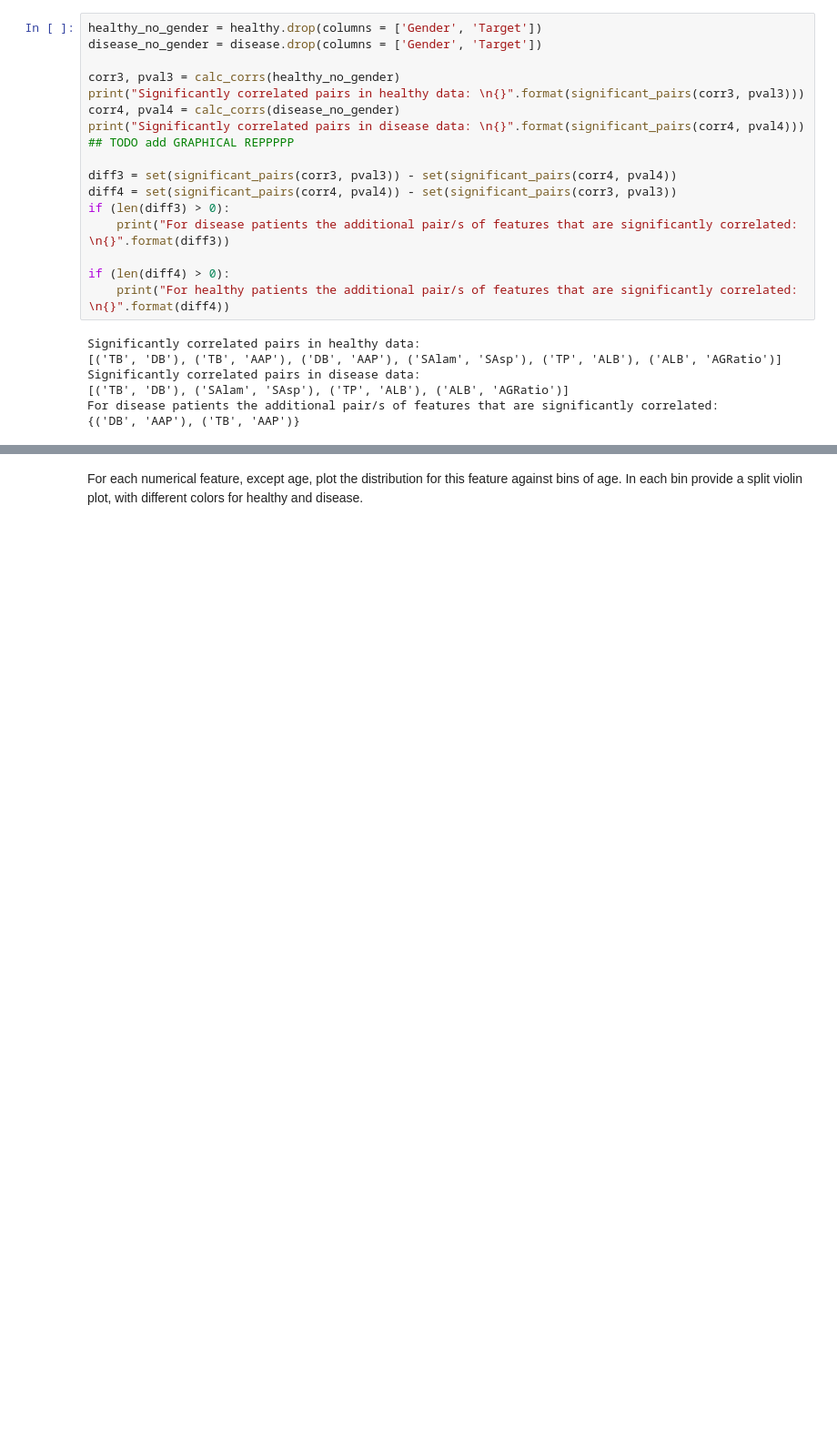
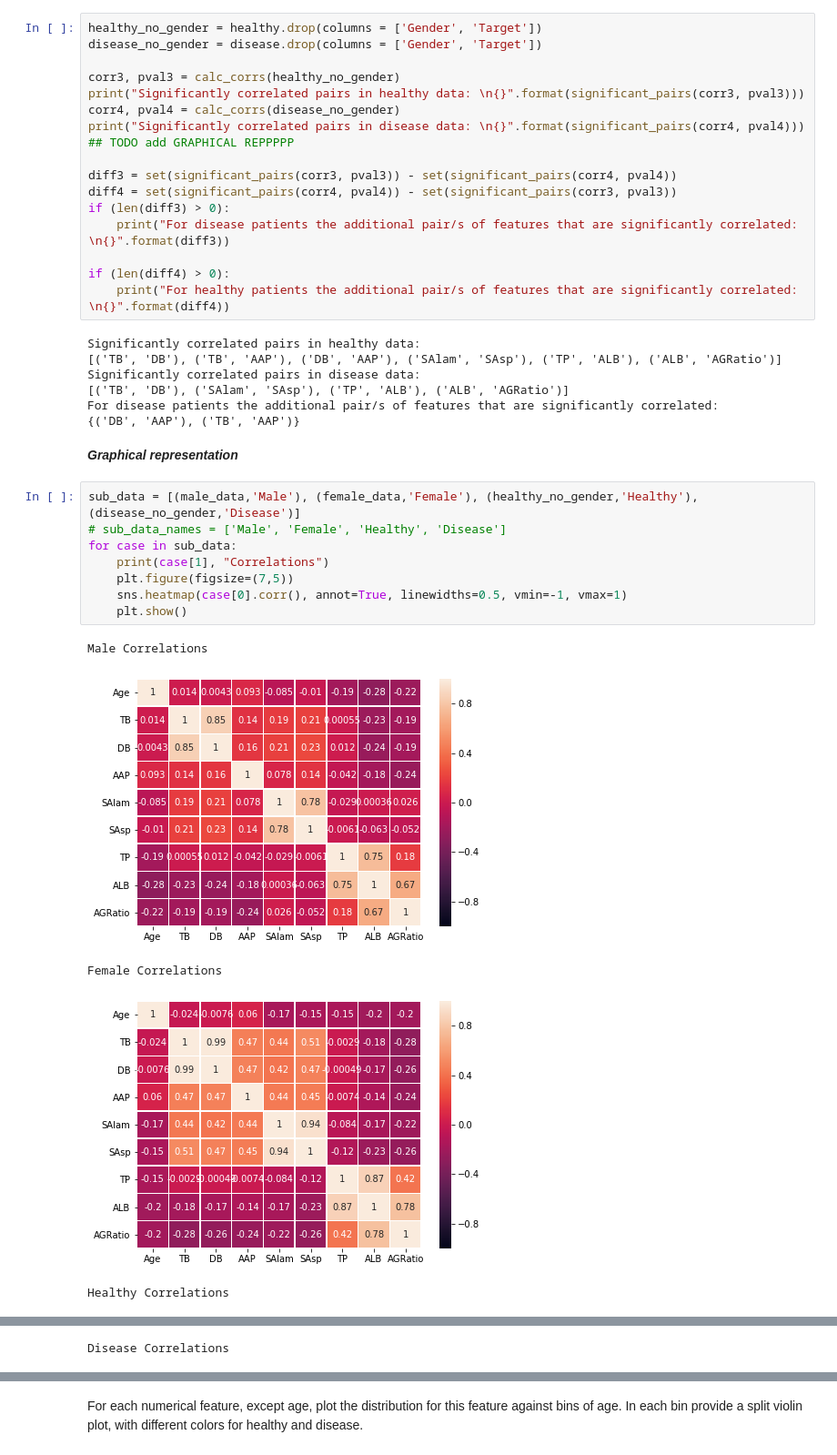
Before and after one commit to mayakerem/StatisticsDataAnalysis, a Jupyter notebook: HW3/HW3.ipynb, the cells around one changed output, grey strips where cells are left out. Shown at 91% size. Saved outputs shown, nothing was run; the diff lists cells and outputs as text; blank space fills up the shorter version.

```diff
--- a/HW3/HW3.ipynb
+++ b/HW3/HW3.ipynb
@@ -387,3 +405,19 @@ Significantly correlated pairs in disease data:
 [('TB', 'DB'), ('SAlam', 'SAsp'), ('TP', 'ALB'), ('ALB', 'AGRatio')]
 For disease patients the additional pair/s of features that are significantly correlated:
 {('DB', 'AAP'), ('TB', 'AAP')}
+# %% [markdown]
+***Graphical representation***
+# %%
+sub_data = [(male_data,'Male'), (female_data,'Female'), (healthy_no_gender,'Healthy'), (disease_no_gender,'Disease')]
+# sub_data_names = ['Male', 'Female', 'Healthy', 'Disease']
+for case in sub_data:
+    print(case[1], "Correlations")
+    plt.figure(figsize=(7,5))
+    sns.heatmap(case[0].corr(), annot=True, linewidths=0.5, vmin=-1, vmax=1)
+    plt.show()
+# %% [output]
+Male Correlations
+[figure, added]
+Female Correlations
+[figure, added]
+Healthy Correlations
@@ -389,0 +425 @@ For disease patients the additional pair/s of features that are significantly co
+Disease Correlations
```
Also changed, not shown: parts of 18 cells of this notebook, 2 other files.
